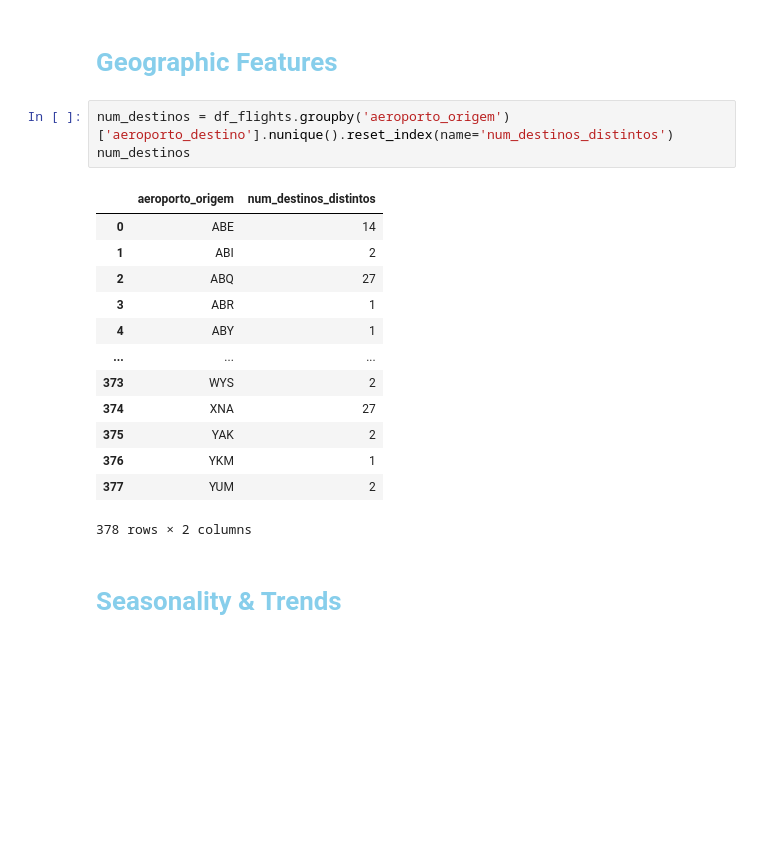
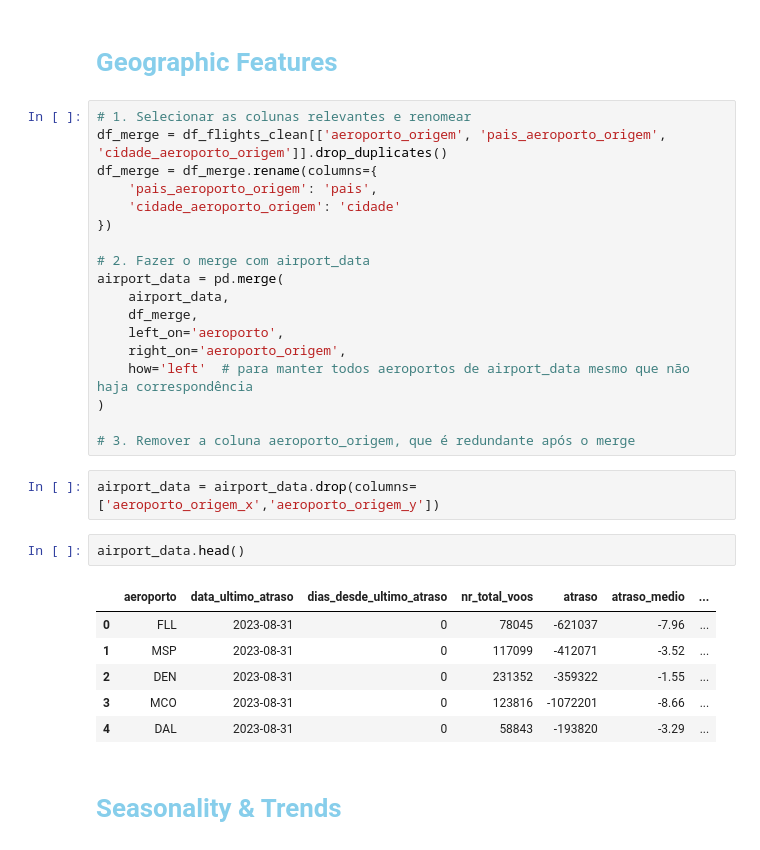
Before and after one commit to BrunoAfonso18/sdw, a Jupyter notebook: flights.ipynb, the cells around one changed output. Cells and saved outputs as stored; diff of their text form; blank space fills up the shorter version.

```diff
--- a/flights.ipynb
+++ b/flights.ipynb
@@ -501,22 +535,34 @@ airline_data.head()
 # %% [markdown]
 # <b></span><span style='color:#87CEEB'> Geographic Features</span></b>
 # %%
-num_destinos = df_flights.groupby('aeroporto_origem')['aeroporto_destino'].nunique().reset_index(name='num_destinos_distintos')
-num_destinos
+# 1. Selecionar as colunas relevantes e renomear
+df_merge = df_flights_clean[['aeroporto_origem', 'pais_aeroporto_origem', 'cidade_aeroporto_origem']].drop_duplicates()
+df_merge = df_merge.rename(columns={
+    'pais_aeroporto_origem': 'pais',
+    'cidade_aeroporto_origem': 'cidade'
+})
+
+# 2. Fazer o merge com airport_data
+airport_data = pd.merge(
+    airport_data,
+    df_merge,
+    left_on='aeroporto',
+    right_on='aeroporto_origem',
+    how='left'  # para manter todos aeroportos de airport_data mesmo que não haja correspondência
+)
+
+# 3. Remover a coluna aeroporto_origem, que é redundante após o merge
-# %% [output]
-|  | aeroporto_origem | num_destinos_distintos |
-| 0 | ABE | 14 |
-| 1 | ABI | 2 |
-| 2 | ABQ | 27 |
-| 3 | ABR | 1 |
-| 4 | ABY | 1 |
-| ... | ... | ... |
-| 373 | WYS | 2 |
-| 374 | XNA | 27 |
-| 375 | YAK | 2 |
-| 376 | YKM | 1 |
-| 377 | YUM | 2 |
-378 rows × 2 columns
+# %%
+airport_data = airport_data.drop(columns=['aeroporto_origem_x','aeroporto_origem_y'])
+# %%
+airport_data.head()
+# %% [output]
+|  | aeroporto | data_ultimo_atraso | dias_desde_ultimo_atraso | nr_total_voos | atraso | atraso_medio | ... |
+| 0 | FLL | 2023-08-31 | 0 | 78045 | -621037 | -7.96 | ... |
+| 1 | MSP | 2023-08-31 | 0 | 117099 | -412071 | -3.52 | ... |
+| 2 | DEN | 2023-08-31 | 0 | 231352 | -359322 | -1.55 | ... |
+| 3 | MCO | 2023-08-31 | 0 | 123816 | -1072201 | -8.66 | ... |
+| 4 | DAL | 2023-08-31 | 0 | 58843 | -193820 | -3.29 | ... |
 # %% [markdown]
 # <b></span><span style='color:#87CEEB'> Seasonality & Trends</span></b>
 # %%
```
Also changed, not shown: parts of 4 cells of this notebook.
